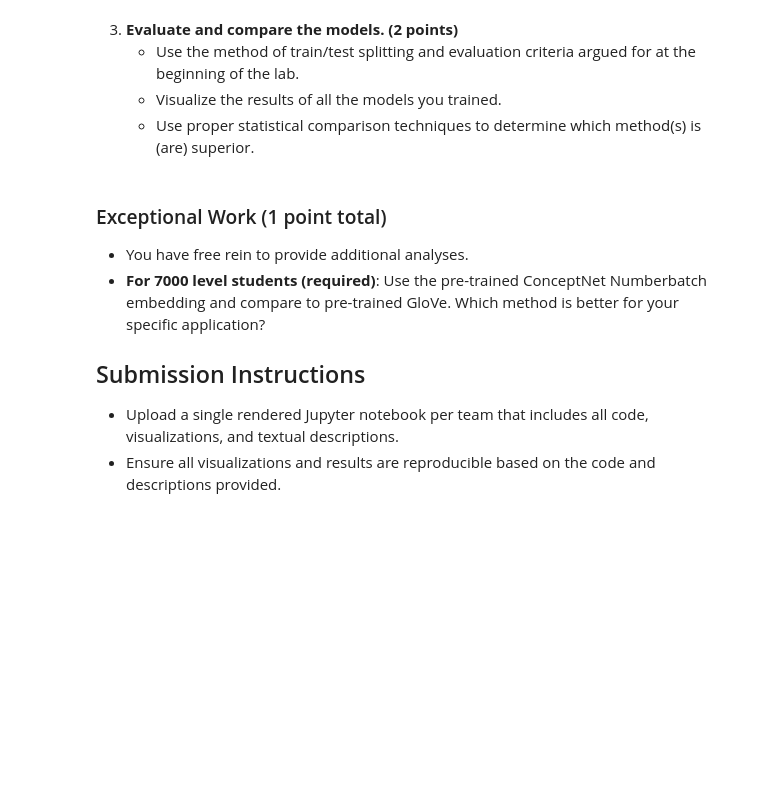
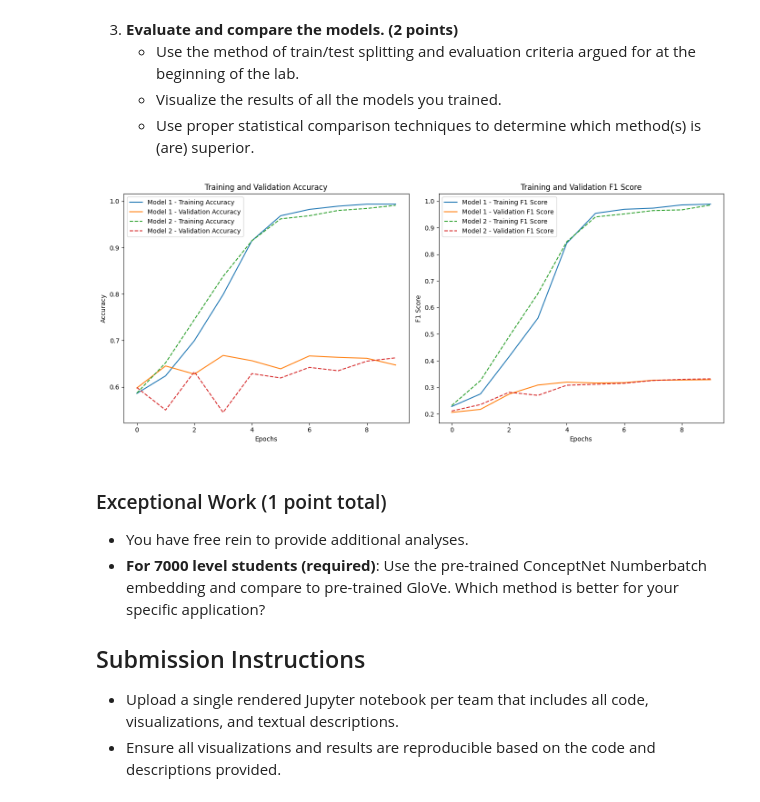
Before and after one commit to Millerb7/Lab-Sequential, a Jupyter notebook: Lab.ipynb, the cells around one changed output. Saved outputs shown, nothing was run; the diff lists cells and outputs as text; code cells hidden in the pictures; blank space fills up the shorter version.

```diff
--- a/Lab.ipynb
+++ b/Lab.ipynb
@@ -161,6 +489,43 @@ TRAIN: [ 161  162  163 ... 4843 4844 4845] TEST: [   0    1    2    3    4    5
    - Use the method of train/test splitting and evaluation criteria argued for at the beginning of the lab.
    - Visualize the results of all the models you trained.
    - Use proper statistical comparison techniques to determine which method(s) is (are) superior.
+# %%
+import matplotlib.pyplot as plt
+
+acc_key = 'accuracy'
+val_acc_key = 'val_accuracy'
+f1_key = 'f1_score'
+val_f1_key = 'val_f1_score'
+
+# Plotting
+plt.figure(figsize=(14, 6))
+
+# Plot for Accuracy
+plt.subplot(1, 2, 1)
+plt.plot(history_t.history[acc_key], label='Model 1 - Training Accuracy')
+plt.plot(history_t.history[val_acc_key], label='Model 1 - Validation Accuracy')
+plt.plot(history_t2.history[acc_key], label='Model 2 - Training Accuracy', linestyle='--')
+plt.plot(history_t2.history[val_acc_key], label='Model 2 - Validation Accuracy', linestyle='--')
+plt.title('Training and Validation Accuracy')
+plt.xlabel('Epochs')
+plt.ylabel('Accuracy')
+plt.legend()
+
+# Plot for F1 Score
+plt.subplot(1, 2, 2)
+plt.plot(history_t.history[f1_key], label='Model 1 - Training F1 Score')
+plt.plot(history_t.history[val_f1_key], label='Model 1 - Validation F1 Score')
+plt.plot(history_t2.history[f1_key], label='Model 2 - Training F1 Score', linestyle='--')
+plt.plot(history_t2.history[val_f1_key], label='Model 2 - Validation F1 Score', linestyle='--')
+plt.title('Training and Validation F1 Score')
+plt.xlabel('Epochs')
+plt.ylabel('F1 Score')
+plt.legend()
+
+plt.tight_layout()
+plt.show()
+# %% [output]
+[figure, added]
 # %% [markdown]
 ### Exceptional Work (1 point total)
 - You have free rein to provide additional analyses.
```
Also changed, not shown: parts of 13 cells of this notebook, 1 other file.
